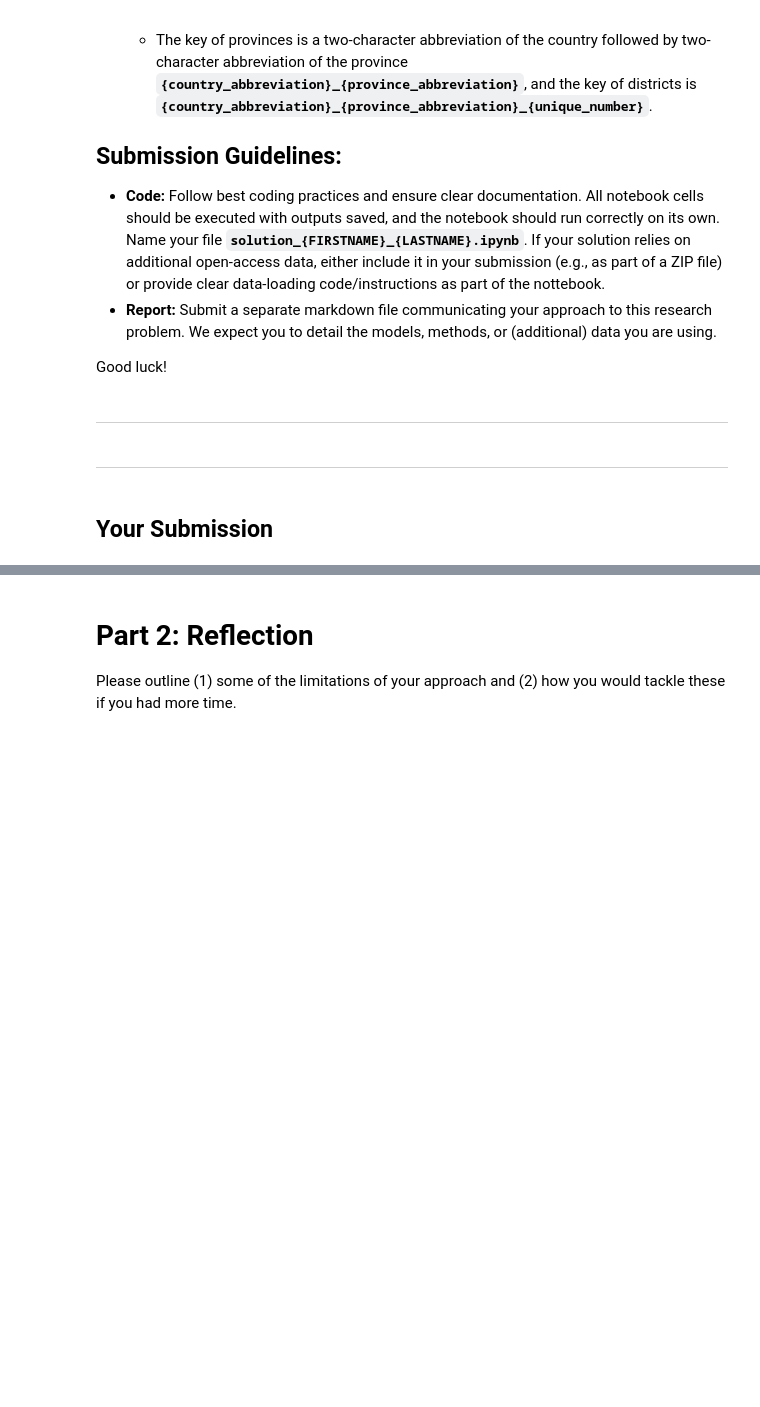
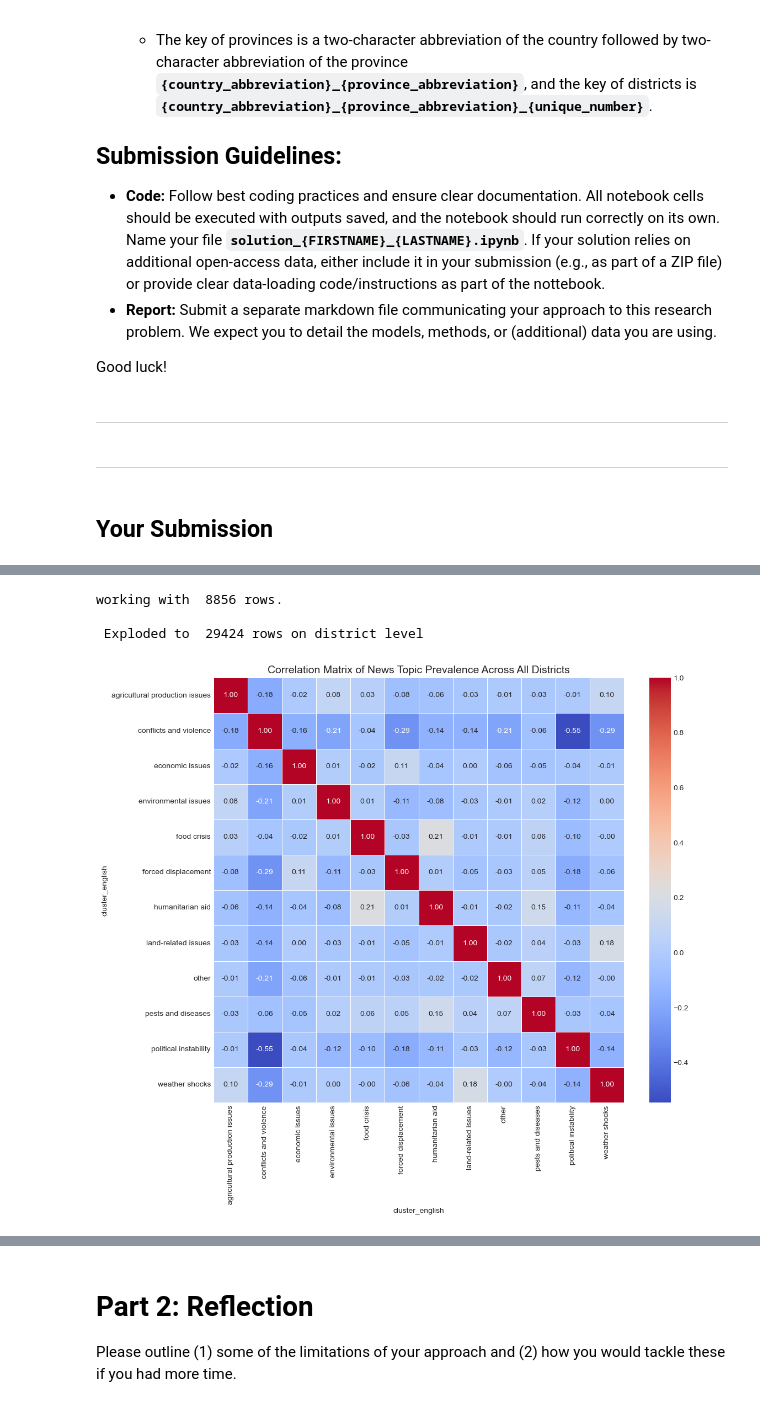
Before and after one commit to jonas-nothnagel/predict_food_insecurities, a Jupyter notebook: technical-assessment.ipynb, the cells around one changed output, grey strips where cells are left out. Drawn from its saved outputs; the diff is of its cells as text; code cells hidden in the pictures; blank space fills up the shorter version.

```diff
--- a/technical-assessment.ipynb
+++ b/technical-assessment.ipynb
@@ -108,0 +611,63 @@ subset_new_ara = news_articles_arabic.iloc[start_ara:start_ara + block_size].res
+# %%
+articles_df = pd.read_parquet('new_data/combined_enriched_df.parquet')
+df_processed_districts = articles_df[articles_df['relevance_score'] >= 0.4].copy()
+print("working with ", len(df_processed_districts), "rows.")
+
+df_processed_districts['all_districts'] = df_processed_districts['all_districts'].apply(lambda x: ast.literal_eval(x) if isinstance(x, str) and x.startswith('[') else x if isinstance(x, list) else [])
+df_districts = df_processed_districts.explode('all_districts').rename(columns={'all_districts': 'district_code'})
+print("\n Exploded to ", len(df_districts), "rows on district level")
+# Standardize the cluster names
+df_districts['cluster_english'] = df_districts['assigned_cluster']
+is_arabic = df_districts['lang'] == 'ara'
+df_districts.loc[is_arabic, 'cluster_english'] = df_districts.loc[is_arabic, 'assigned_cluster'].map(cluster_mapping_arabic_to_english)
+df_districts.dropna(subset=['cluster_english', 'district_code'], inplace=True)
+
+# Aggregate news prevalence across ALL districts
+total_articles_per_district = df_districts.groupby('district_code')['uri'].count()
+cluster_counts_per_district = df_districts.groupby(['district_code', 'cluster_english'])['uri'].count()
+all_districts_prevalence = (cluster_counts_per_district / total_articles_per_district * 100).unstack(fill_value=0)
+
+
+# Calculate the correlation matrix for all clusters
+correlation_matrix = all_districts_prevalence.corr()
+
+# Plot the heatmap
+plt.figure(figsize=(12, 10))
+sns.heatmap(
+    correlation_matrix,
+    annot=True,
+    cmap='coolwarm',
+    fmt=".2f",
+    linewidths=.5
+)
+plt.title('Correlation Matrix of News Topic Prevalence Across All Districts', fontsize=14)
+plt.show()
+
+
+# Analysis 2: Hotspot Identification
+print("\nIdentifying Geographic Hotspots")
+def find_hotspots(cluster_name, prevalence_df, top_n=5):
+    """
+    The code selects a single column from all_districts_prevalence DataFrame (e.g., 'economic issues'),
+    sorts all the districts (the rows) by their prevalence value in that  column from highest to lowest,
+    and displays the top 5.
+    """
+    if cluster_name not in prevalence_df.columns:
+        print(f"Error: Cluster '{cluster_name}' not found.")
+        return
+
+    hotspots = prevalence_df[cluster_name].sort_values(ascending=False).head(top_n)
+
+    print(f"\n--- Top {top_n} Hotspots for '{cluster_name}' ---")
+    print(hotspots)
+
+# Example1: Find the districts with the most prevalent news on "economic issues"
+find_hotspots('food crisis', all_districts_prevalence)
+
+# Example2: Find hotspots for "conflicts and violence"
+find_hotspots('conflicts and violence', all_districts_prevalence)
+# %% [output]
+working with  8856 rows.
+
+ Exploded to  29424 rows on district level
+[figure, added]
```
Also changed, not shown: parts of 42 cells of this notebook, 2 other files.
